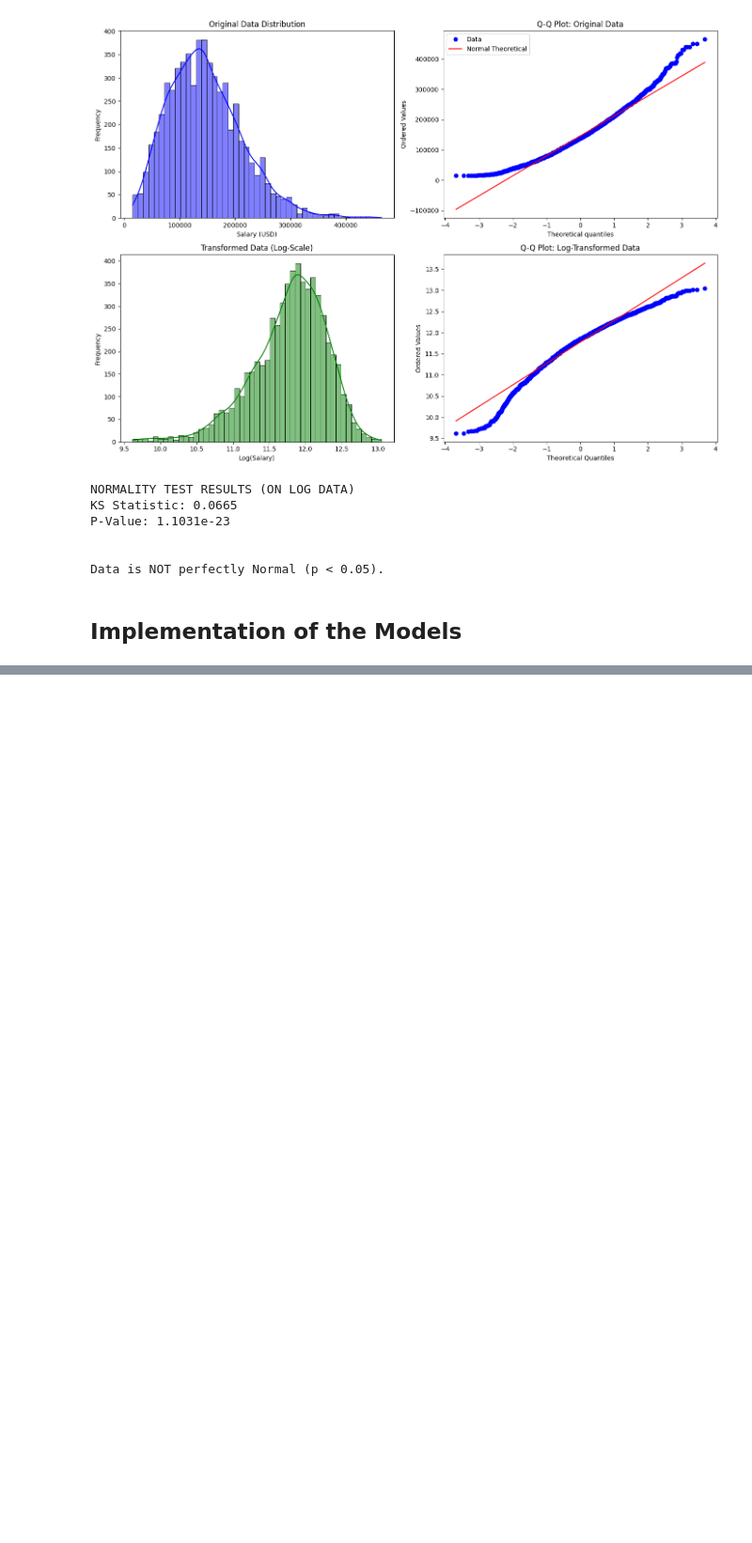
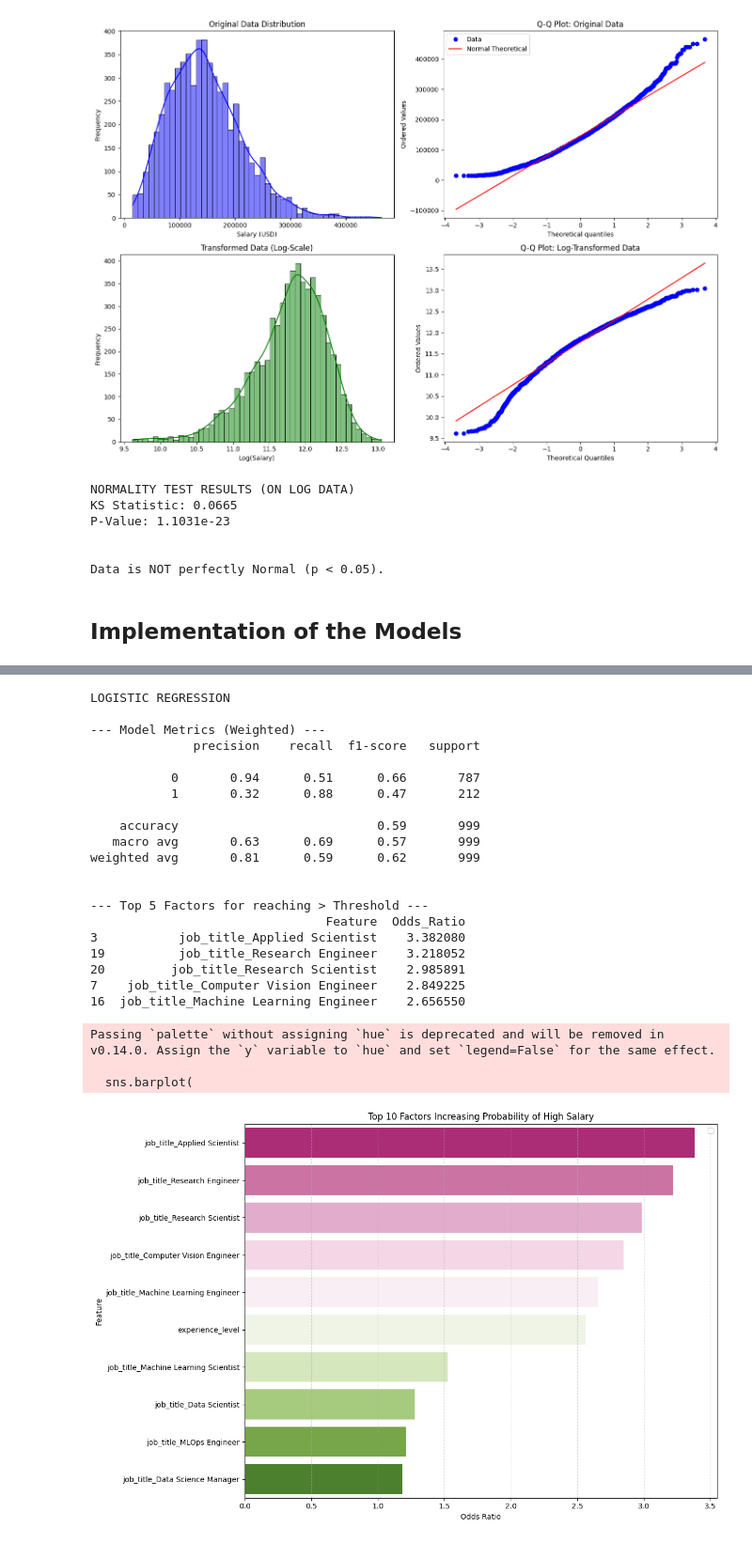
Before and after one commit to SLy-Precision/Using-Data-to-Find-Optimal-Path-to-Data-Science-High-Salary, a Jupyter notebook: Using_Data_to_Find_Optimal_Path_in_DS.ipynb, the cells around one changed output, grey strips where cells are left out. Shown at 94% size. Cells and saved outputs as stored; diff of their text form; code cells hidden in the pictures; blank space fills up the shorter version.

```diff
--- a/Using_Data_to_Find_Optimal_Path_in_DS.ipynb
+++ b/Using_Data_to_Find_Optimal_Path_in_DS.ipynb
@@ -562 +584,70 @@ PROBABILITY RANKING ( USING TE LOGISTIC REGRESSION)
+# %%
+print("LOGISTIC REGRESSION")
+
+# Train Model
+modelo_log_bal = LogisticRegression(max_iter=3000, class_weight='balanced')
+modelo_log_bal.fit(X_train, y_bin_train)
+
+# Predictions
+y_pred_bal = modelo_log_bal.predict(X_test)
+
+# Metrics
+print("\n--- Model Metrics (Weighted) ---")
+print(classification_report(y_bin_test, y_pred_bal))
+
+# Calculation of Odds Ratios
+coeficientes = pd.DataFrame({
+    'Feature': X_train.columns,
+    'Odds_Ratio': np.exp(modelo_log_bal.coef_[0])
+})
+
+# Top 10 factors for visualization
+top_factores = coeficientes.sort_values(by='Odds_Ratio', ascending=False).head(10)
+
+print("\n--- Top 5 Factors for reaching > Threshold ---")
+print(top_factores.head(5))
+
+# Visualization
+plt.figure(figsize=(12, 8))
+
+sns.barplot(
+    data=top_factores,
+    x='Odds_Ratio',
+    y='Feature',
+    palette='PiYG'
+)
+
+plt.title('Top 10 Factors Increasing Probability of High Salary')
+plt.xlabel('Odds Ratio')
+plt.ylabel('Feature')
+plt.legend()
+plt.grid(axis='x', linestyle='--', alpha=0.5)
+
+plt.tight_layout()
+plt.show()
+# %% [output]
+LOGISTIC REGRESSION
+
+--- Model Metrics (Weighted) ---
+              precision    recall  f1-score   support
+
+           0       0.94      0.51      0.66       787
+           1       0.32      0.88      0.47       212
+
+    accuracy                           0.59       999
+   macro avg       0.63      0.69      0.57       999
+weighted avg       0.81      0.59      0.62       999
+
+
+--- Top 5 Factors for reaching > Threshold ---
+                                Feature  Odds_Ratio
+3           job_title_Applied Scientist    3.382080
+19          job_title_Research Engineer    3.218052
+20         job_title_Research Scientist    2.985891
+7    job_title_Computer Vision Engineer    2.849225
+16  job_title_Machine Learning Engineer    2.656550
+Passing `palette` without assigning `hue` is deprecated and will be removed in v0.14.0. Assign the `y` variable to `hue` and set `legend=False` for the same effect.
+
+  sns.barplot(
+[figure, added]
 # %%
```
Also changed, not shown: parts of 10 cells of this notebook.
